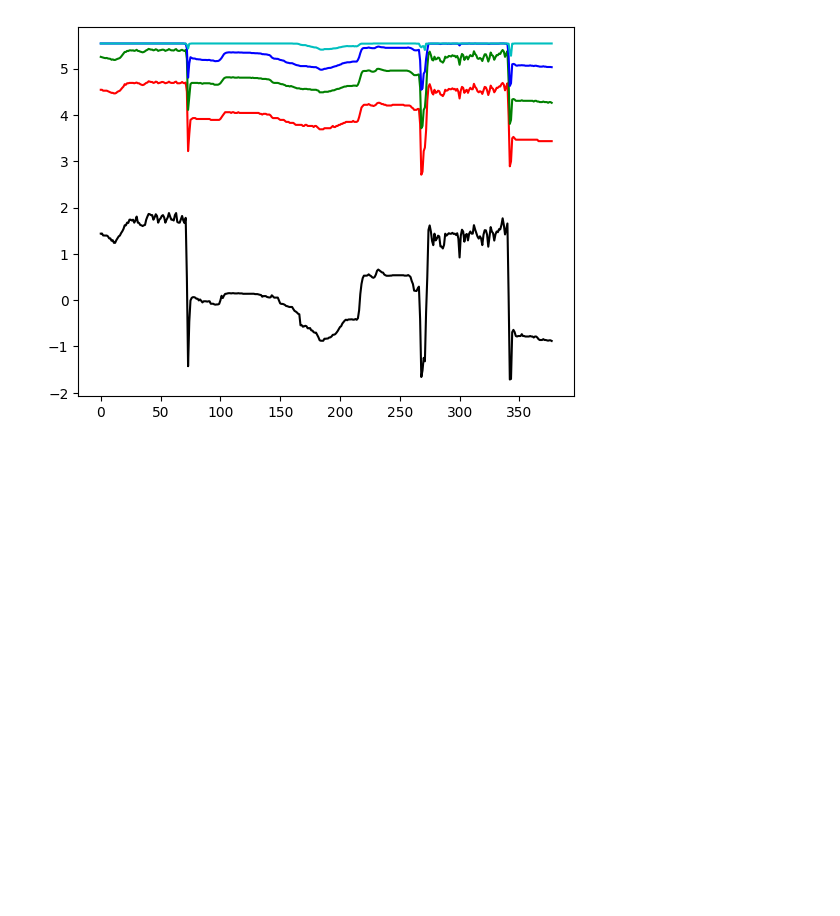
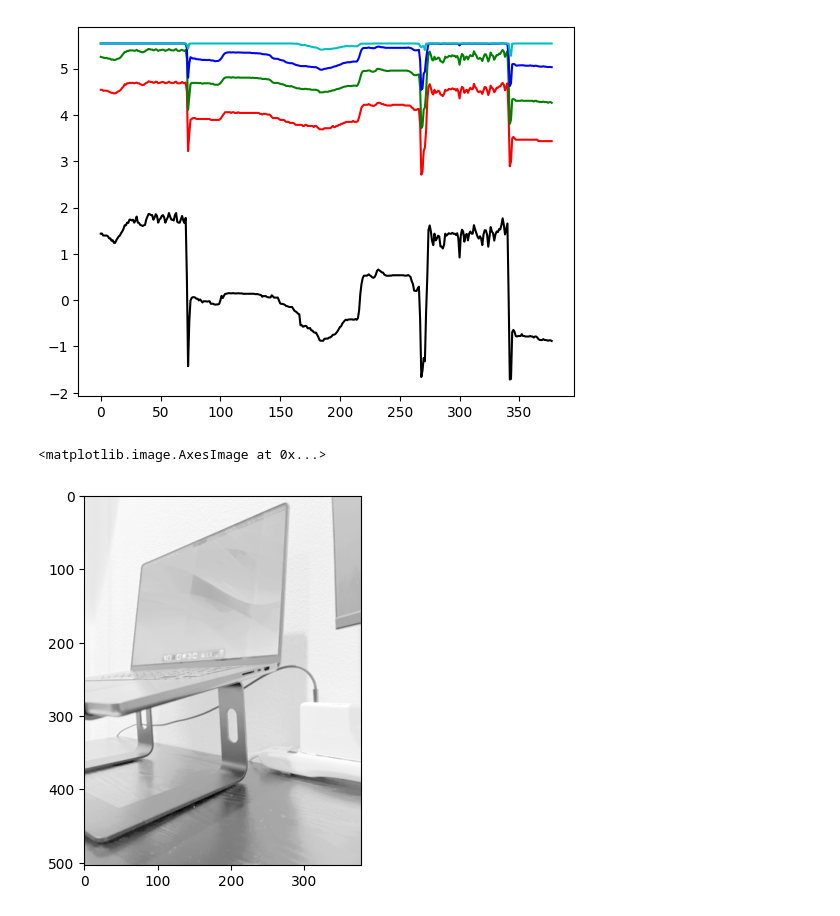
Before and after one commit to chris00234/HDR, a Jupyter notebook: HW3_starter_part_1.ipynb, the cells around one changed output. Saved outputs shown, nothing was run; the diff lists cells and outputs as text; code cells hidden in the pictures; blank space fills up the shorter version.

```diff
--- a/HW3_starter_part_1.ipynb
+++ b/HW3_starter_part_1.ipynb
@@ -253,3 +253,9 @@ plt.plot(np.flipud(np.log(Imsr[3][:,145])),color='c')
 # %% [output]
 [<matplotlib.lines.Line2D at 0x...>]
 [figure]
+# %%
+test_im=np.fliplr(np.transpose(np.reshape(v[256:],(h,w))))
+plt.imshow(test_im, cmap = 'gray')
+# %% [output]
+<matplotlib.image.AxesImage at 0x...>
+[figure, added]
```
Also changed, not shown: parts of 2 cells of this notebook, 35 other files.
